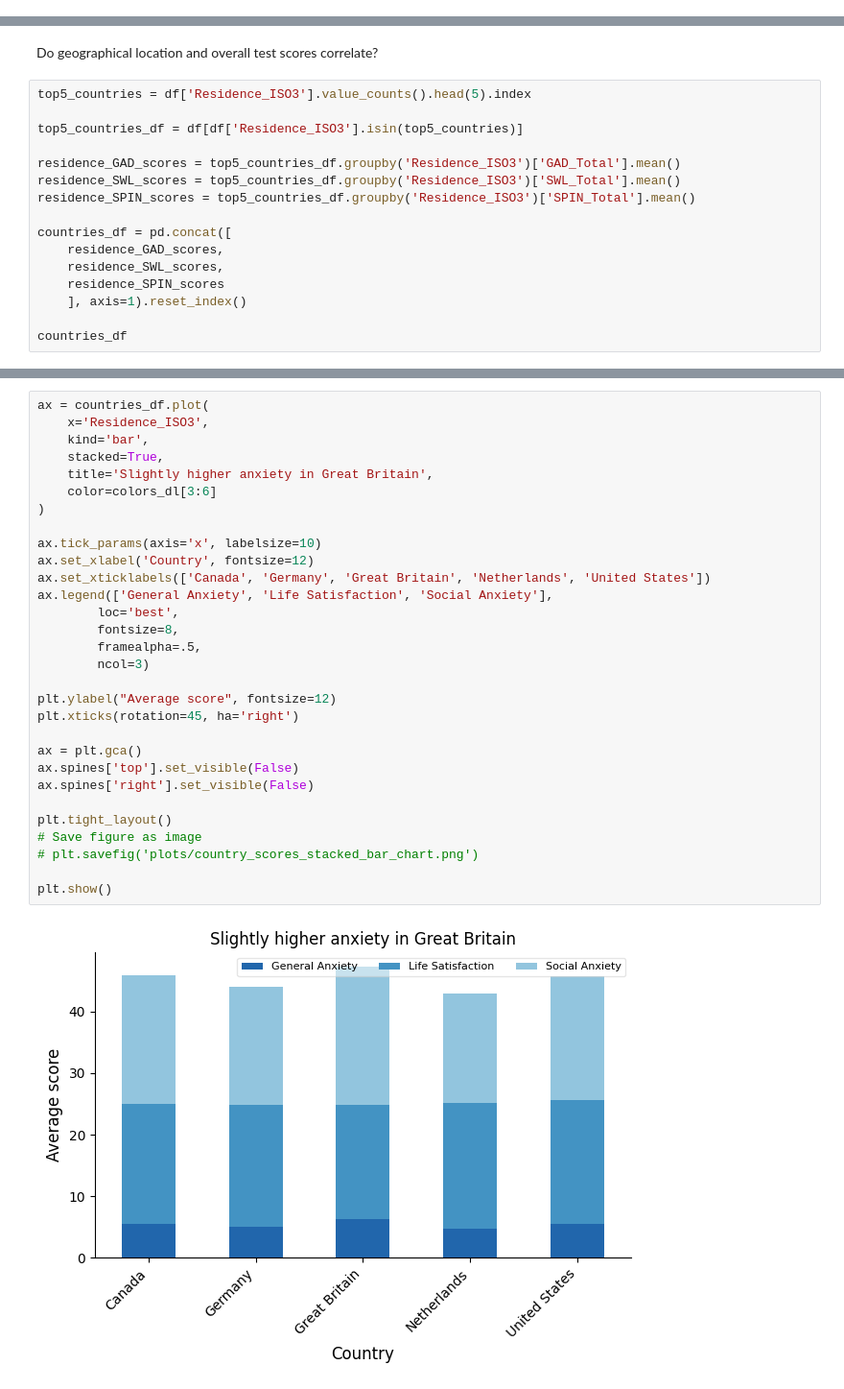
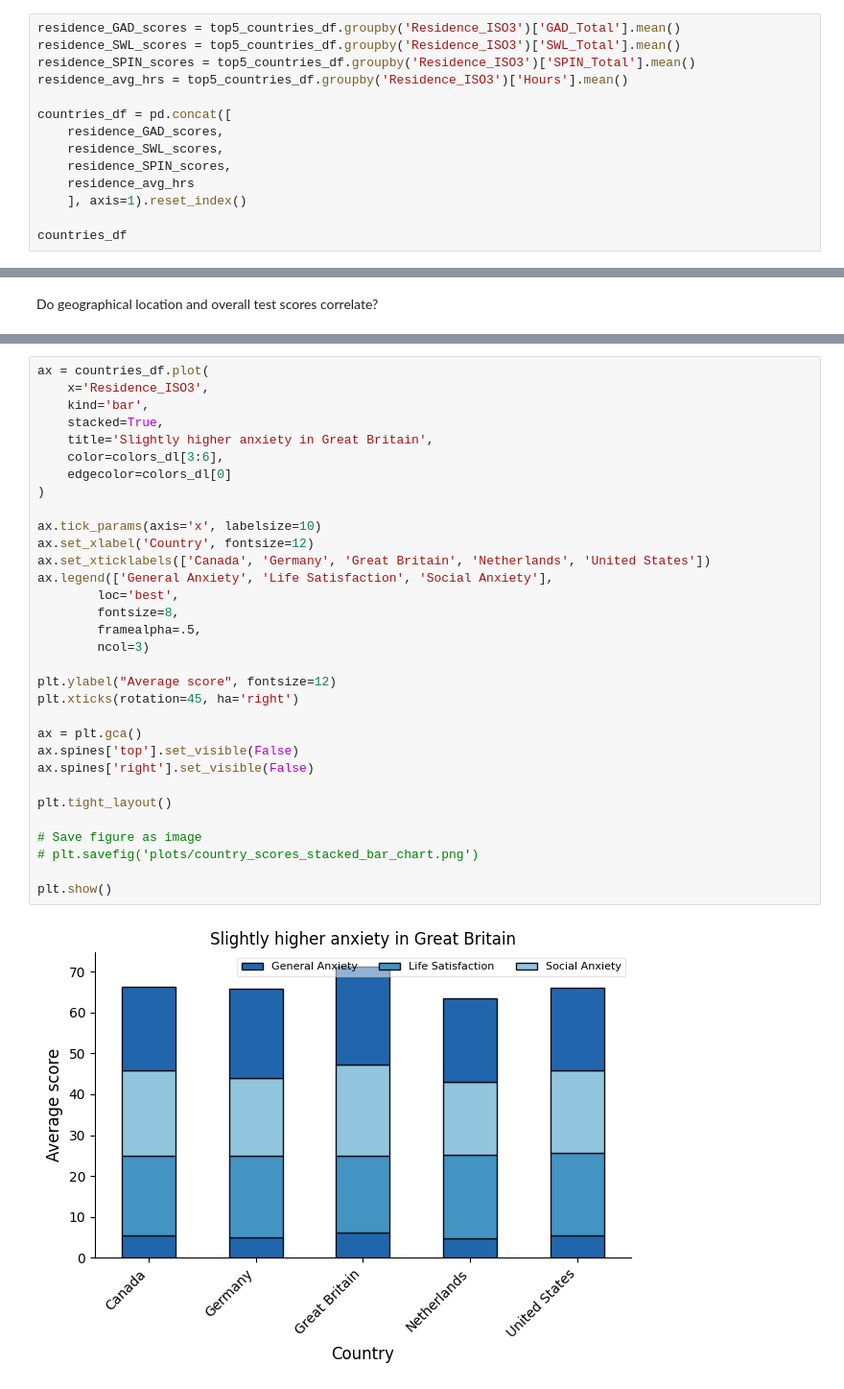
Before and after one commit to amallred/gaming-mental-health-analysis, a Jupyter notebook: charts.ipynb, the cells around one changed output, grey strips where cells are left out. Shown at 96% size. Saved outputs shown, nothing was run; the diff lists cells and outputs as text.

Commit message:
added more plots

```diff
--- a/charts.ipynb
+++ b/charts.ipynb
@@ -207,0 +234,14 @@ plt.show()
+# %%
+residence_GAD_scores = top5_countries_df.groupby('Residence_ISO3')['GAD_Total'].mean()
+residence_SWL_scores = top5_countries_df.groupby('Residence_ISO3')['SWL_Total'].mean()
+residence_SPIN_scores = top5_countries_df.groupby('Residence_ISO3')['SPIN_Total'].mean()
+residence_avg_hrs = top5_countries_df.groupby('Residence_ISO3')['Hours'].mean()
+
+countries_df = pd.concat([
+    residence_GAD_scores,
+    residence_SWL_scores,
+    residence_SPIN_scores,
+    residence_avg_hrs
+    ], axis=1).reset_index()
+
+countries_df
@@ -313,18 +409,2 @@ plt.show()
 # %% [markdown]
 Do geographical location and overall test scores correlate?
-# %%
-top5_countries = df['Residence_ISO3'].value_counts().head(5).index
-
-top5_countries_df = df[df['Residence_ISO3'].isin(top5_countries)]
-
-residence_GAD_scores = top5_countries_df.groupby('Residence_ISO3')['GAD_Total'].mean()
-residence_SWL_scores = top5_countries_df.groupby('Residence_ISO3')['SWL_Total'].mean()
-residence_SPIN_scores = top5_countries_df.groupby('Residence_ISO3')['SPIN_Total'].mean()
-
-countries_df = pd.concat([
-    residence_GAD_scores,
-    residence_SWL_scores,
-    residence_SPIN_scores
-    ], axis=1).reset_index()
-
-countries_df
@@ -338,33 +411,35 @@ countries_df
 # %%
 ax = countries_df.plot(
     x='Residence_ISO3',
     kind='bar',
     stacked=True,
     title='Slightly higher anxiety in Great Britain',
-    color=colors_dl[3:6]
+    color=colors_dl[3:6],
+    edgecolor=colors_dl[0]
 )
 
 ax.tick_params(axis='x', labelsize=10)
 ax.set_xlabel('Country', fontsize=12)
 ax.set_xticklabels(['Canada', 'Germany', 'Great Britain', 'Netherlands', 'United States'])
 ax.legend(['General Anxiety', 'Life Satisfaction', 'Social Anxiety'],
         loc='best',
         fontsize=8,
         framealpha=.5,
         ncol=3)
 
 plt.ylabel("Average score", fontsize=12)
 plt.xticks(rotation=45, ha='right')
 
 ax = plt.gca()
 ax.spines['top'].set_visible(False)
 ax.spines['right'].set_visible(False)
 
 plt.tight_layout()
+
 # Save figure as image
 # plt.savefig('plots/country_scores_stacked_bar_chart.png')
 
 plt.show()
 # %% [output]
-[figure, old version]
+[figure, new version]
 # %% [markdown]
```
Also changed, not shown: parts of 15 cells of this notebook, 11 other files.
